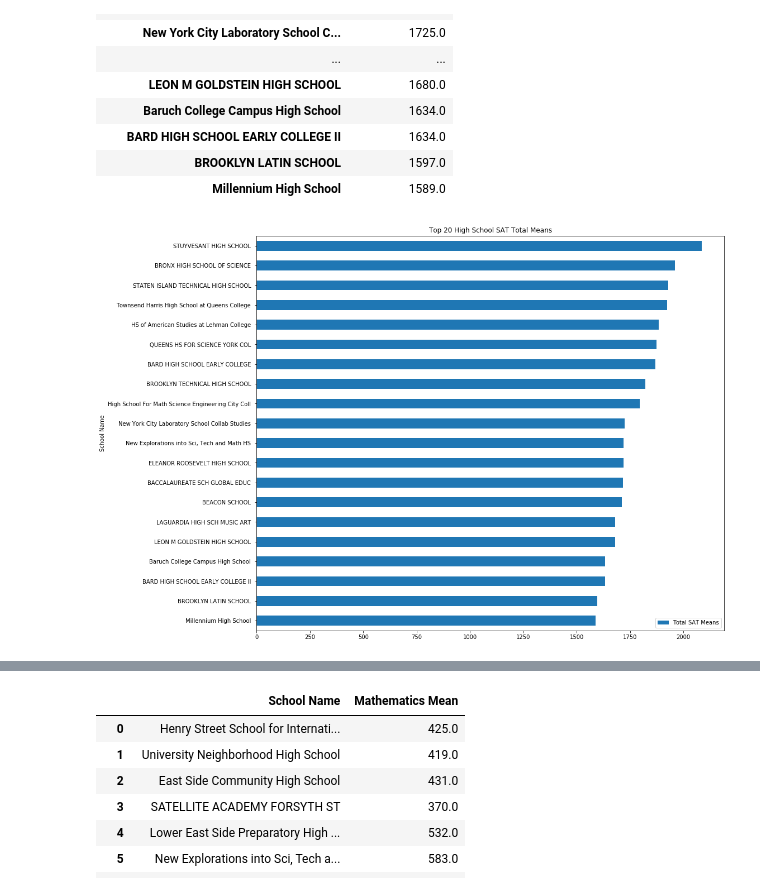
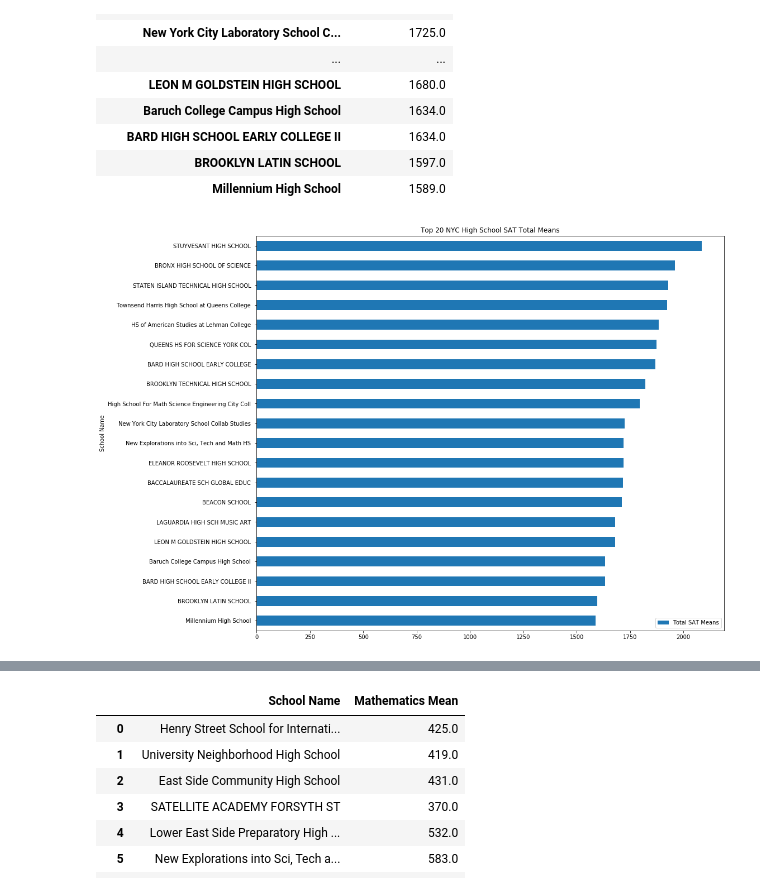
Before and after one commit to SenpaiCAL/py_data_science, a Jupyter notebook: Makathon_Dataset_Project.ipynb, the cells around one changed output, grey strips where cells are left out. Cells and saved outputs as stored; diff of their text form; code cells hidden in the pictures.

```diff
--- a/Makathon_Dataset_Project.ipynb
+++ b/Makathon_Dataset_Project.ipynb
@@ -171,13 +171,9 @@ top_20_schools
 | BROOKLYN LATIN SCHOOL | 1597.0 |
 | Millennium High School | 1589.0 |
 # %%
-#top_total_schools_plot = top_total_schools.head(20).set_index('School Name').plot(kind='barh', title="Top 20 High School SAT Total Means", figsize=(15,13))
-#top_total_schools_plot.set_xlabel("NYC HIGH SCHOOLS")
-#top_total_schools_plot.set_ylabel("SAT TOTAL MEANS")
-
-top_20_schools_plot = top_20_schools.plot(kind='barh', title="Top 20 High School SAT Total Means", figsize=(15,13)).invert_yaxis()
+top_20_schools_plot = top_20_schools.plot(kind='barh', title="Top 20 NYC High School SAT Total Means", figsize=(15,13)).invert_yaxis()
 # %% [output]
-[figure, old version]
+[figure, new version]
 # %%
 new_schools_df.head()
 # %% [output]
```
